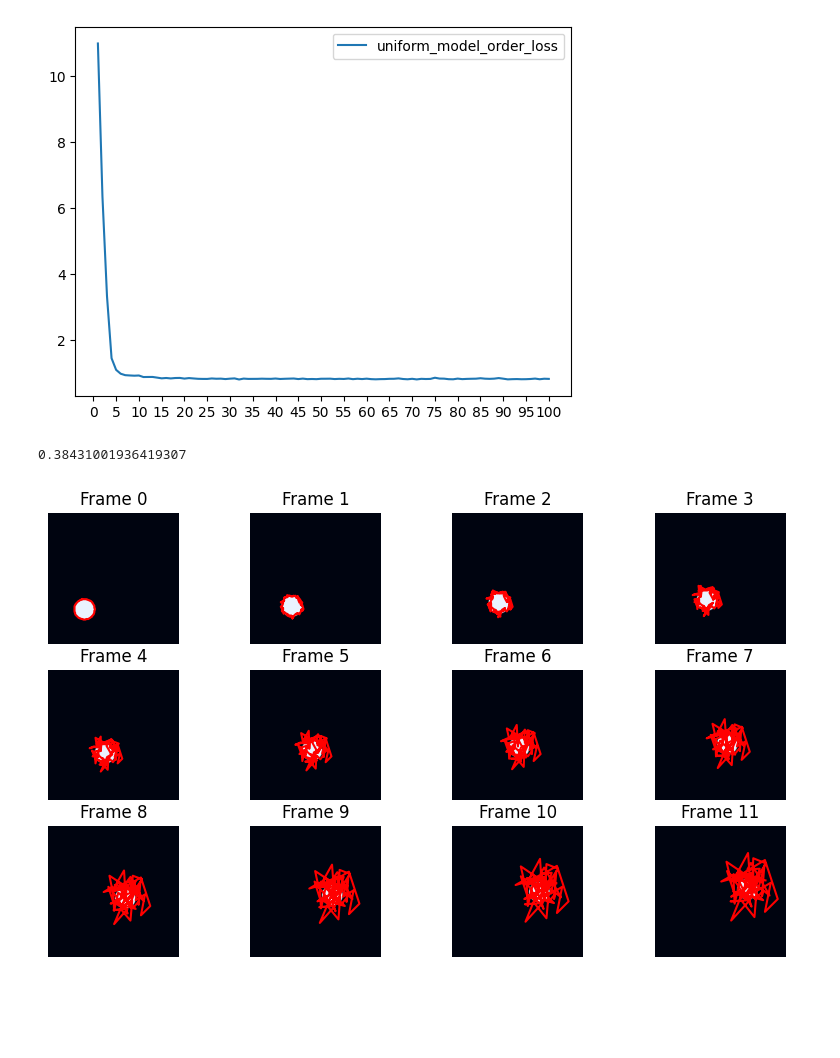
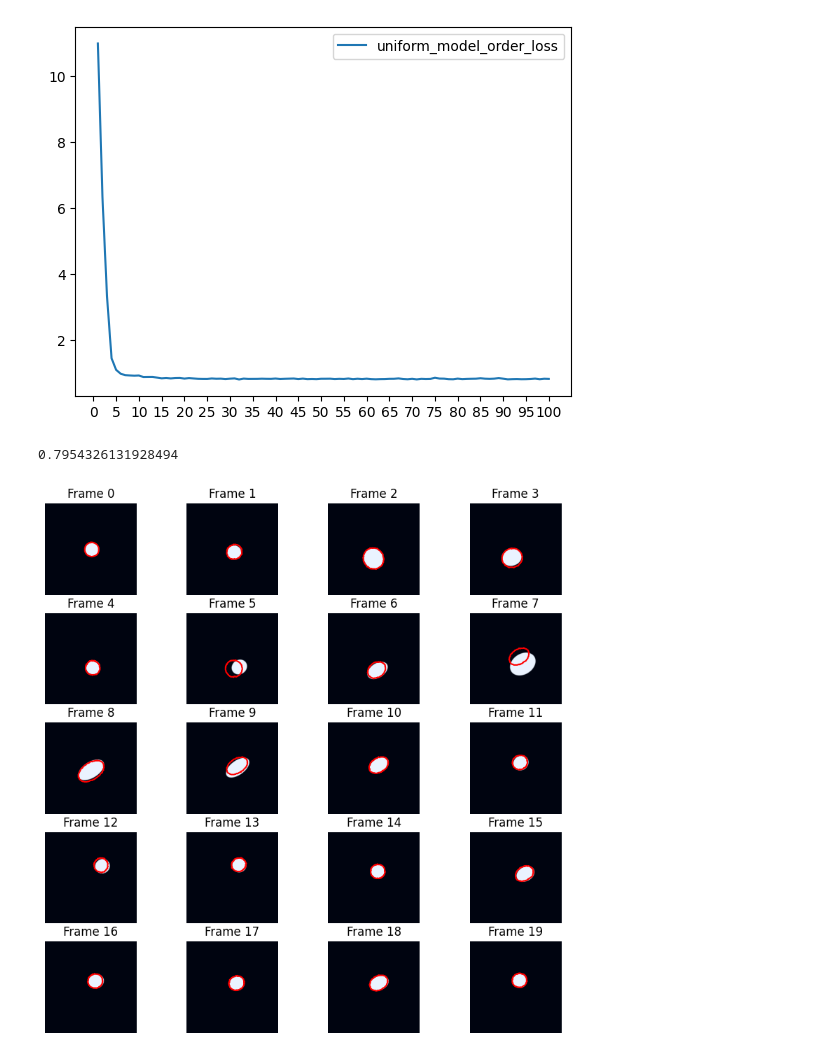
Before and after one commit to wcbup/VOS_boundary_tracking, a Jupyter notebook: train.ipynb, the cells around one changed output. Saved outputs shown, nothing was run; the diff lists cells and outputs as text; code cells hidden in the pictures; blank space fills up the shorter version.

Commit message:
first frame

```diff
--- a/train.ipynb
+++ b/train.ipynb
@@ -35,7 +35,8 @@ Fri Mar  8 12:15:46 2024
 |    1   N/A  N/A     25587      C   python                                      29638MiB |
 +-----------------------------------------------------------------------------------------+
 # %%
-data_set = BallDataset()
+# data_set = BallDataset()
+data_set = BallDataset(is_previous=False)
 # data_set = BallDataset("ellipse/uniform_samples_80.json")
 # data_set = DAVIS_Seq2(is_one_video=True)
 # test_set = Balltest("ellipse/uniform_samples_80.json")
@@ -87,8 +88,10 @@ tensor(36939.5742, grad_fn=<DivBackward0>)
 # %%
 model = Model().to('cuda')
 model_name = "uniform_model"
-data_set = BallDataset()
+# data_set = BallDataset()
+# data_set = BallDataset(is_previous=False)
 # data_set = BallDataset("ellipse/uniform_samples_80.json")
+data_set = BallDataset("ellipse/uniform_samples_80.json", is_previous=False)
 # data_set = DAVIS_Seq2(is_uniform=True, is_one_video=True)
 # loss_name = "chamer_distance_loss"
 loss_name = "order_loss"
@@ -108,8 +111,8 @@ pred_dict: dict[int, torch.Tensor] = {}
 possibility = 0
 poss_dict = {}
 
-num_epochs = 1000
-optimizer = optim.AdamW(model.parameters(), lr=1e-5, weight_decay=1e-2)
+num_epochs = 300
+optimizer = optim.AdamW(model.parameters(), lr=1e-4, weight_decay=1e-3)
 gradient_clip = 2
 min_loss = 1e10
 # scheduler = optim.lr_scheduler.StepLR(optimizer, step_size=5, gamma=0.5)
@@ -153,7 +156,7 @@ for e in range(num_epochs):
     # tqdm.write(f"Epoch {e + 1}, Loss: {mean_loss}, Poss: {possibility}", end="")
     print(f"Epoch {e + 1}, Loss: {mean_loss:.2f}, Poss: {possibility}")
     dict_loss[e] = mean_loss
-    if possibility < 50:
+    if possibility < 0:
         possibility += 5
     # scheduler.step()
 # %% [output]
@@ -242,35 +245,68 @@ def test_model_one_video(model, test_dataset: torch.utils.data.Dataset, device="
         with torch.no_grad():
             boundary_offset = model(
                 pre_img.unsqueeze(0).to(device),
                 img.unsqueeze(0).to(device),
                 pre_boundary.unsqueeze(0).to(device),
             )
             # pre_boundary[:, 0] += 9
             # print(boundary_offset)
             pre_boundary = pre_boundary + boundary_offset.squeeze(0)
             pre_boundary = pre_boundary.int()
             pre_boundary = torch.clamp(pre_boundary, 0, 223)
             # print(pre_boundary.cpu() - boundary)
             # pre_boundary = boundary.squeeze(0).to(device)
             pre_img = img
             if i % interval == 0:
                 plt.subplot(10, 4, i // interval + 1)
                 # plt.subplot(4, 4, i // interval)
                 plt.imshow(normalize_image(pre_img.permute(1, 2, 0)))
                 # index = 10
                 # plt.scatter(pre_boundary.cpu().numpy()[:, 0][index], pre_boundary.cpu().numpy()[:, 1][index], )
                 plt.plot(pre_boundary.cpu().numpy()[:, 0], pre_boundary.cpu().numpy()[:, 1], "r")
                 plt.axis('off')
                 plt.title(f'Frame {i}')
         total_iou += get_boundary_iou(sgm, pre_boundary.cpu().numpy())
     return total_iou / (len(test_dataset) - 1)
+def test_first_one_video(model, test_dataset):
+    first_img, first_sgm, first_boundary = test_dataset[0]
+    plt.figure(figsize=(10, 20))
+    plt.subplot(10, 4, 1)
+    plt.imshow(normalize_image(first_img.permute(1, 2, 0)))
+    plt.plot(first_boundary[:, 0], first_boundary[:, 1], 'r')
+    plt.axis('off')
+    plt.title('Frame 0')
+    first_boundary = first_boundary.to("cuda")
+    total_iou = 0
+    model.eval()
+    interval = 1
+    for i in tqdm(range(1, len(test_dataset))):
+        img, sgm, boundary = test_dataset[i]
+        with torch.no_grad():
+            boundary_offset = model(
+                first_img.unsqueeze(0).to("cuda"),
+                img.unsqueeze(0).to("cuda"),
+                first_boundary.unsqueeze(0).to("cuda"),
+            )
+            predict_boundary = first_boundary + boundary_offset.squeeze(0)
+            predict_boundary = predict_boundary.int()
+            predict_boundary = torch.clamp(predict_boundary, 0, 223)
+            if i % interval == 0:
+                plt.subplot(10, 4, i // interval + 1)
+                plt.imshow(normalize_image(img.permute(1, 2, 0)))
+                plt.plot(predict_boundary.cpu().numpy()[:, 0], predict_boundary.cpu().numpy()[:, 1], "r")
+                plt.axis('off')
+                plt.title(f'Frame {i}')
+        total_iou += get_boundary_iou(sgm, predict_boundary.cpu().numpy())
+    return total_iou / (len(test_dataset) - 1)
 # if model_name == "uniform_model":
 #     test_dataset = DAVIS_test("bear", is_uniform=True)
 # else:
 #     test_dataset = DAVIS_test("bear", is_uniform=False)
-test_dataset = Balltest()
-# test_dataset = Balltest("ellipse/uniform_samples_80.json")
-test_model_one_video(model, test_dataset)
+# test_dataset = Balltest()
+test_dataset = Balltest("ellipse/uniform_samples_80.json")
+
+# test_model_one_video(model, test_dataset)
+test_first_one_video(model, test_dataset)
 # %% [output]
-0.38431001936419307
+0.7954326131928494
-[figure, old version]
+[figure, new version]
```
Also changed, not shown: parts of 9 cells of this notebook, 2 other files.
